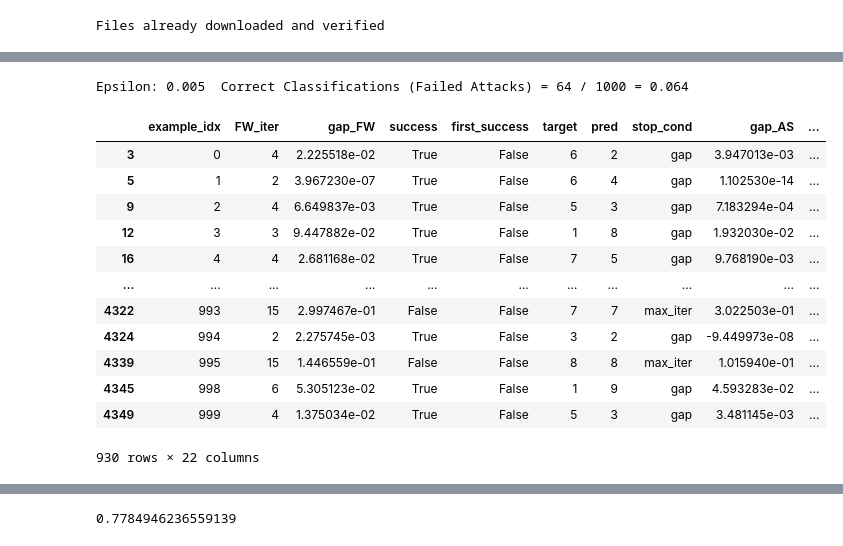
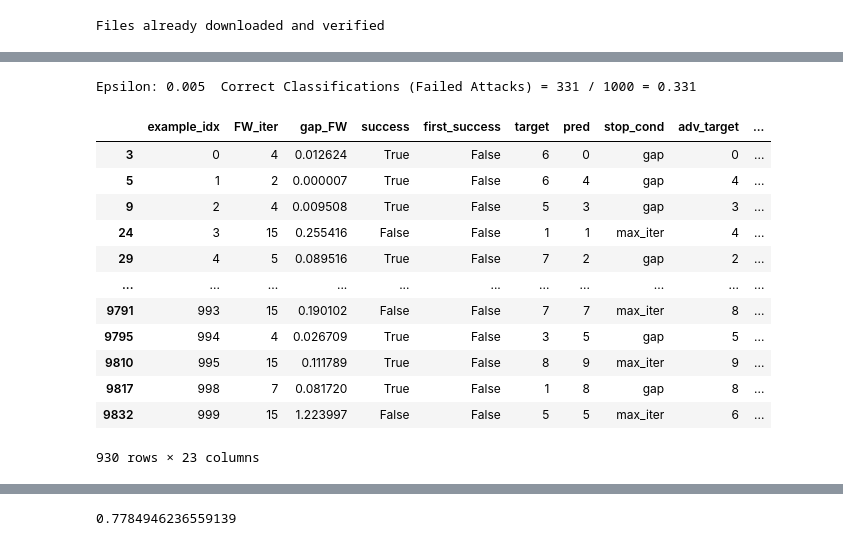
Before and after one commit to TannerAGraves/FW-variants-for-WB-Adversarial-Attacks, a Jupyter notebook: test attacks.ipynb, the cells around one changed output, grey strips where cells are left out. Saved outputs shown, nothing was run; the diff lists cells and outputs as text; code cells hidden in the pictures.

```diff
--- a/test attacks.ipynb
+++ b/test attacks.ipynb
@@ -213,35 +226,35 @@ plt.show()
 # %%
 accuracies = []
 examples = []
 hist_dfs = []
 final_hist_dfs = []
 fw_iters = [15]
 eps = 0.005
 adv_examples = []
 hist = None
 debug = True
 # Run test for each epsilon
 algs = ['fw_away']#['fw_away', 'fw_pair']
 for alg in algs:
-    acc, ex, hist = test(target_mdl, device, eps, 15, method=alg, early_stopping='gap_FW', fw_stepsize_rule='decay', gap_FW_tol=0.1,)
+    acc, ex, hist = test(target_mdl, device, eps, 15, method=alg, early_stopping='gap_FW', fw_stepsize_rule='decay', gap_FW_tol=0.1,targeted=True)
     accuracies.append(acc)
     examples.append(ex)
     hist_dfs.append(hist)
     final_hist = hist.groupby('example_idx').tail(1)
     final_hist_dfs.append(final_hist) # hist with just the rows of last FW iters
 final_hist_dfs[-1]
 # %% [output]
-Epsilon: 0.005  Correct Classifications (Failed Attacks) = 64 / 1000 = 0.064
+Epsilon: 0.005  Correct Classifications (Failed Attacks) = 331 / 1000 = 0.331
-|  | example_idx | FW_iter | gap_FW | success | first_success | target | pred | stop_cond | gap_AS | ... |
-| 3 | 0 | 4 | 2.225518e-02 | True | False | 6 | 2 | gap | 3.947013e-03 | ... |
-| 5 | 1 | 2 | 3.967230e-07 | True | False | 6 | 4 | gap | 1.102530e-14 | ... |
-| 9 | 2 | 4 | 6.649837e-03 | True | False | 5 | 3 | gap | 7.183294e-04 | ... |
-| 12 | 3 | 3 | 9.447882e-02 | True | False | 1 | 8 | gap | 1.932030e-02 | ... |
-| 16 | 4 | 4 | 2.681168e-02 | True | False | 7 | 5 | gap | 9.768190e-03 | ... |
+|  | example_idx | FW_iter | gap_FW | success | first_success | target | pred | stop_cond | adv_target | ... |
+| 3 | 0 | 4 | 0.012624 | True | False | 6 | 0 | gap | 0 | ... |
+| 5 | 1 | 2 | 0.000007 | True | False | 6 | 4 | gap | 4 | ... |
+| 9 | 2 | 4 | 0.009508 | True | False | 5 | 3 | gap | 3 | ... |
+| 24 | 3 | 15 | 0.255416 | False | False | 1 | 1 | max_iter | 4 | ... |
+| 29 | 4 | 5 | 0.089516 | True | False | 7 | 2 | gap | 2 | ... |
 | ... | ... | ... | ... | ... | ... | ... | ... | ... | ... | ... |
-| 4322 | 993 | 15 | 2.997467e-01 | False | False | 7 | 7 | max_iter | 3.022503e-01 | ... |
-| 4324 | 994 | 2 | 2.275745e-03 | True | False | 3 | 2 | gap | -9.449973e-08 | ... |
-| 4339 | 995 | 15 | 1.446559e-01 | False | False | 8 | 8 | max_iter | 1.015940e-01 | ... |
-| 4345 | 998 | 6 | 5.305123e-02 | True | False | 1 | 9 | gap | 4.593283e-02 | ... |
-| 4349 | 999 | 4 | 1.375034e-02 | True | False | 5 | 3 | gap | 3.481145e-03 | ... |
+| 9791 | 993 | 15 | 0.190102 | False | False | 7 | 7 | max_iter | 8 | ... |
+| 9795 | 994 | 4 | 0.026709 | True | False | 3 | 5 | gap | 5 | ... |
+| 9810 | 995 | 15 | 0.111789 | True | False | 8 | 9 | max_iter | 9 | ... |
+| 9817 | 998 | 7 | 0.081720 | True | False | 1 | 8 | gap | 8 | ... |
+| 9832 | 999 | 15 | 1.223997 | False | False | 5 | 5 | max_iter | 6 | ... |
-930 rows × 22 columns
+930 rows × 23 columns
```
Also changed, not shown: parts of 15 cells of this notebook, 2 other files.
